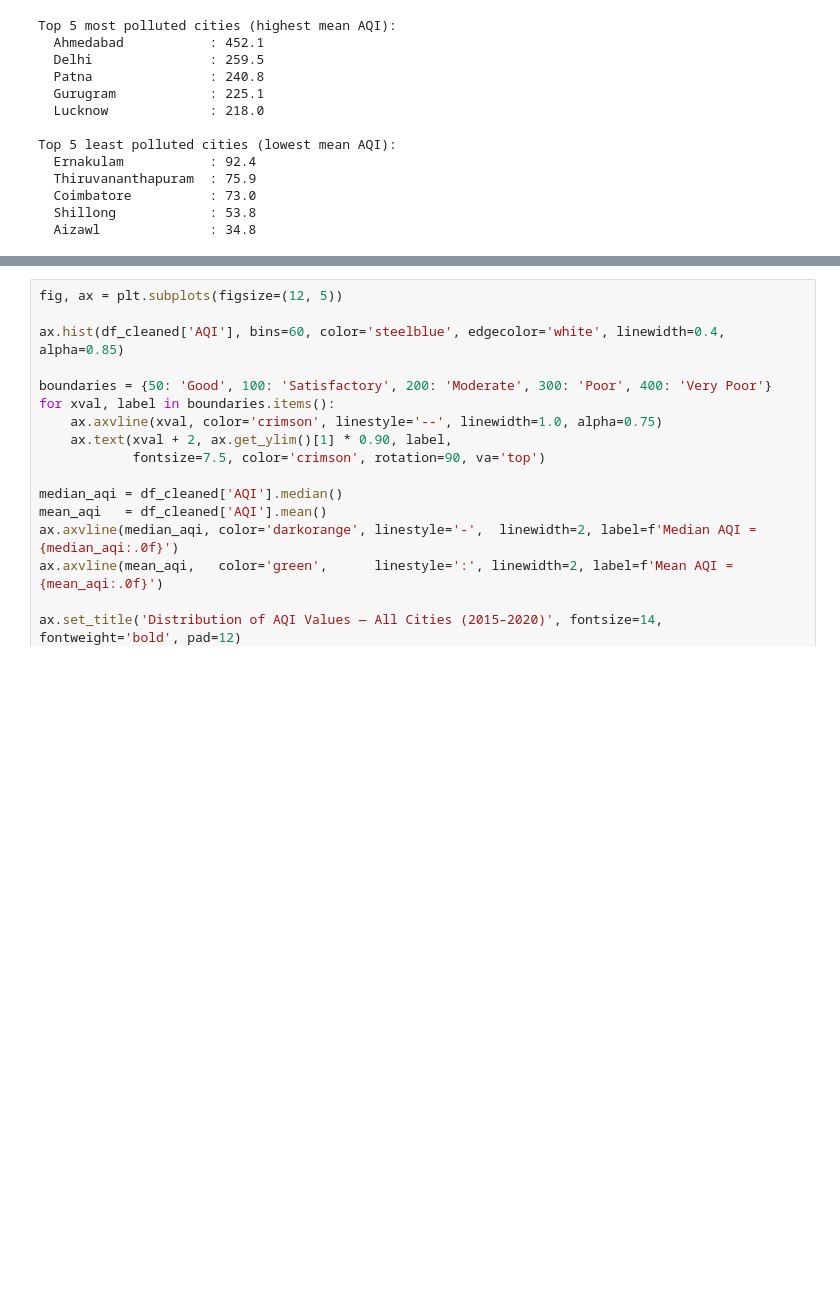
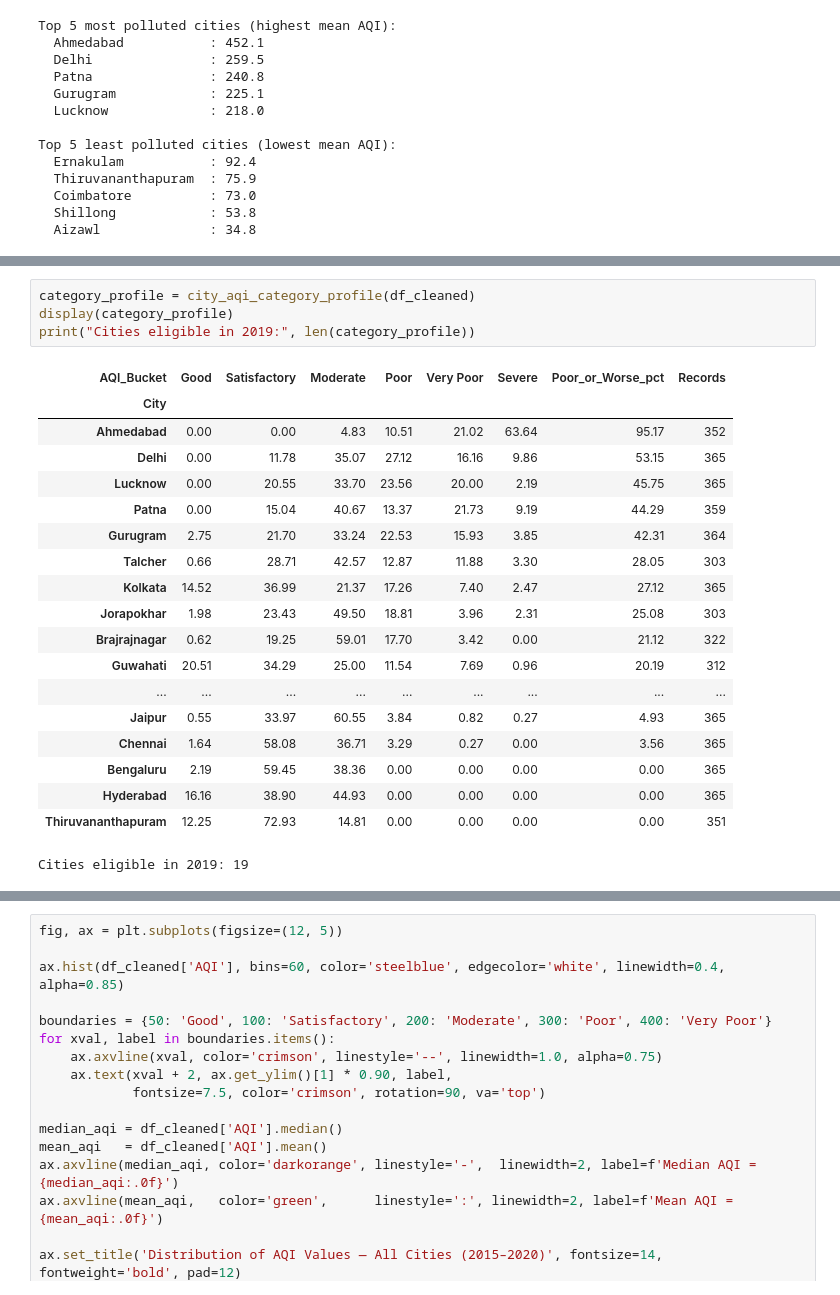
Before and after one commit to omkarrkr/DEV-AAT-SDG11-Air-Quality-Analysis, a Jupyter notebook: notebooks/SDG11_Air_Quality_Analysis.ipynb, the cells around one changed output, grey strips where cells are left out. Saved outputs shown, nothing was run; the diff lists cells and outputs as text; blank space fills up the shorter version.

```diff
--- a/notebooks/SDG11_Air_Quality_Analysis.ipynb
+++ b/notebooks/SDG11_Air_Quality_Analysis.ipynb
@@ -526,0 +563,24 @@ display(city_sensitivity.head())
+# %%
+category_profile = city_aqi_category_profile(df_cleaned)
+display(category_profile)
+print("Cities eligible in 2019:", len(category_profile))
+# %% [output]
+| AQI_Bucket | Good | Satisfactory | Moderate | Poor | Very Poor | Severe | Poor_or_Worse_pct | Records |
+| City |  |  |  |  |  |  |  |  |
+| Ahmedabad | 0.00 | 0.00 | 4.83 | 10.51 | 21.02 | 63.64 | 95.17 | 352 |
+| Delhi | 0.00 | 11.78 | 35.07 | 27.12 | 16.16 | 9.86 | 53.15 | 365 |
+| Lucknow | 0.00 | 20.55 | 33.70 | 23.56 | 20.00 | 2.19 | 45.75 | 365 |
+| Patna | 0.00 | 15.04 | 40.67 | 13.37 | 21.73 | 9.19 | 44.29 | 359 |
+| Gurugram | 2.75 | 21.70 | 33.24 | 22.53 | 15.93 | 3.85 | 42.31 | 364 |
+| Talcher | 0.66 | 28.71 | 42.57 | 12.87 | 11.88 | 3.30 | 28.05 | 303 |
+| Kolkata | 14.52 | 36.99 | 21.37 | 17.26 | 7.40 | 2.47 | 27.12 | 365 |
+| Jorapokhar | 1.98 | 23.43 | 49.50 | 18.81 | 3.96 | 2.31 | 25.08 | 303 |
+| Brajrajnagar | 0.62 | 19.25 | 59.01 | 17.70 | 3.42 | 0.00 | 21.12 | 322 |
+| Guwahati | 20.51 | 34.29 | 25.00 | 11.54 | 7.69 | 0.96 | 20.19 | 312 |
+| ... | ... | ... | ... | ... | ... | ... | ... | ... |
+| Jaipur | 0.55 | 33.97 | 60.55 | 3.84 | 0.82 | 0.27 | 4.93 | 365 |
+| Chennai | 1.64 | 58.08 | 36.71 | 3.29 | 0.27 | 0.00 | 3.56 | 365 |
+| Bengaluru | 2.19 | 59.45 | 38.36 | 0.00 | 0.00 | 0.00 | 0.00 | 365 |
+| Hyderabad | 16.16 | 38.90 | 44.93 | 0.00 | 0.00 | 0.00 | 0.00 | 365 |
+| Thiruvananthapuram | 12.25 | 72.93 | 14.81 | 0.00 | 0.00 | 0.00 | 0.00 | 351 |
+Cities eligible in 2019: 19
```
Also changed, not shown: parts of 61 cells of this notebook, 12 other files.
